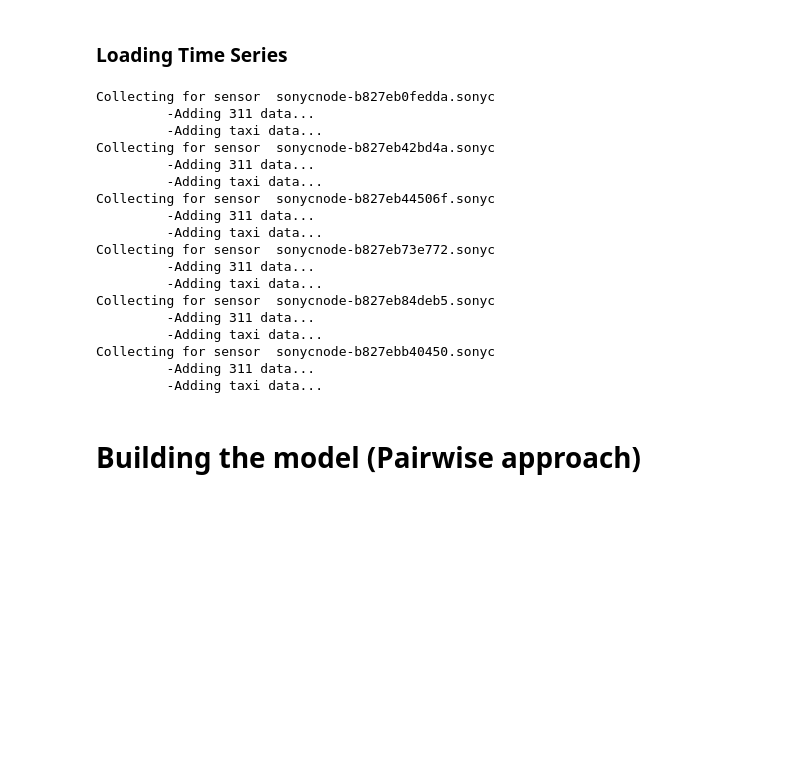
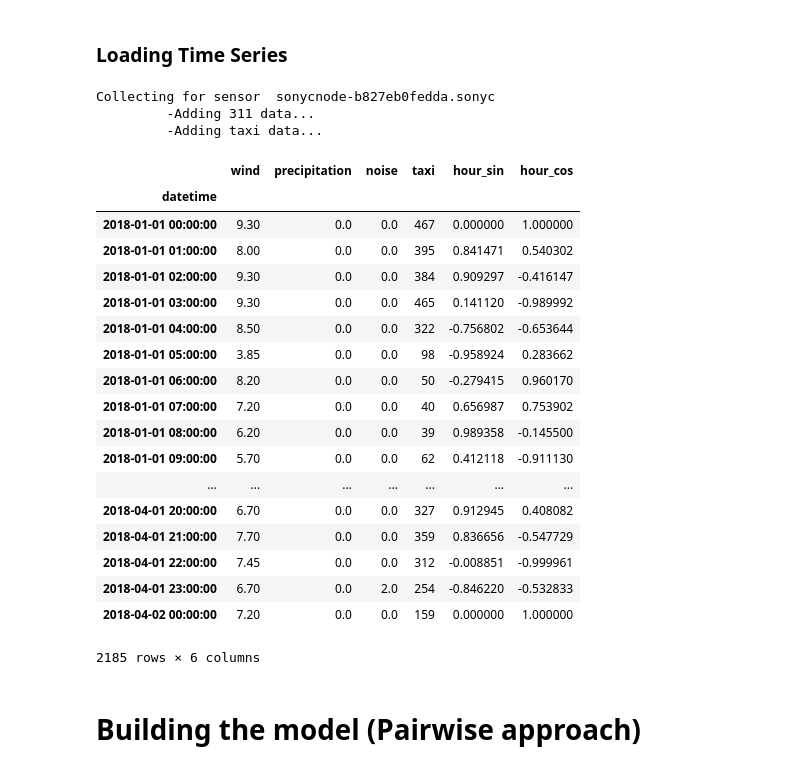
Before and after one commit to joaorulff/splmodeling, a Jupyter notebook: model/noise_modeling.ipynb, the cells around one changed output. Drawn from its saved outputs; the diff is of its cells as text; code cells hidden in the pictures; blank space fills up the shorter version.

```diff
--- a/model/noise_modeling.ipynb
+++ b/model/noise_modeling.ipynb
@@ -96,11 +96,6 @@ selectedsensors = [ "sonycnode-b827eb0fedda.sonyc",
 #                     "sonycnode-b827eb74a519.sonyc",
                     "sonycnode-b827eb84deb5.sonyc",
                     "sonycnode-b827ebb40450.sonyc"]
-
-# selectedsensors = [
-# #                     "sonycnode-b827eb18a94a.sonyc",
-#                     "sonycnode-b827eb429cd4.sonyc",
-#                     "sonycnode-b827eb977bfb.sonyc"]
 
 f = open(filename)
 sensors = {}
@@ -174,25 +169,34 @@ for line in f:
 
         # attach the complete dataframe to a given sensor
         sensors[s]['dataframe'] = df_timeseries
+
+        break
 # %% [output]
 Collecting for sensor  sonycnode-b827eb0fedda.sonyc
          -Adding 311 data...
          -Adding taxi data...
-Collecting for sensor  sonycnode-b827eb42bd4a.sonyc
-         -Adding 311 data...
-         -Adding taxi data...
-Collecting for sensor  sonycnode-b827eb44506f.sonyc
-         -Adding 311 data...
-         -Adding taxi data...
-Collecting for sensor  sonycnode-b827eb73e772.sonyc
-         -Adding 311 data...
-         -Adding taxi data...
-Collecting for sensor  sonycnode-b827eb84deb5.sonyc
-         -Adding 311 data...
-         -Adding taxi data...
-Collecting for sensor  sonycnode-b827ebb40450.sonyc
-         -Adding 311 data...
-         -Adding taxi data...
+# %%
+sensors['sonycnode-b827eb0fedda.sonyc']['dataframe'][['wind', 'precipitation', 'noise', 'taxi','hour_sin', 'hour_cos']]
+# %% [output]
+|  | wind | precipitation | noise | taxi | hour_sin | hour_cos |
+| datetime |  |  |  |  |  |  |
+| 2018-01-01 00:00:00 | 9.30 | 0.0 | 0.0 | 467 | 0.000000 | 1.000000 |
+| 2018-01-01 01:00:00 | 8.00 | 0.0 | 0.0 | 395 | 0.841471 | 0.540302 |
+| 2018-01-01 02:00:00 | 9.30 | 0.0 | 0.0 | 384 | 0.909297 | -0.416147 |
+| 2018-01-01 03:00:00 | 9.30 | 0.0 | 0.0 | 465 | 0.141120 | -0.989992 |
+| 2018-01-01 04:00:00 | 8.50 | 0.0 | 0.0 | 322 | -0.756802 | -0.653644 |
+| 2018-01-01 05:00:00 | 3.85 | 0.0 | 0.0 | 98 | -0.958924 | 0.283662 |
+| 2018-01-01 06:00:00 | 8.20 | 0.0 | 0.0 | 50 | -0.279415 | 0.960170 |
+| 2018-01-01 07:00:00 | 7.20 | 0.0 | 0.0 | 40 | 0.656987 | 0.753902 |
+| 2018-01-01 08:00:00 | 6.20 | 0.0 | 0.0 | 39 | 0.989358 | -0.145500 |
+| 2018-01-01 09:00:00 | 5.70 | 0.0 | 0.0 | 62 | 0.412118 | -0.911130 |
+| ... | ... | ... | ... | ... | ... | ... |
+| 2018-04-01 20:00:00 | 6.70 | 0.0 | 0.0 | 327 | 0.912945 | 0.408082 |
+| 2018-04-01 21:00:00 | 7.70 | 0.0 | 0.0 | 359 | 0.836656 | -0.547729 |
+| 2018-04-01 22:00:00 | 7.45 | 0.0 | 0.0 | 312 | -0.008851 | -0.999961 |
+| 2018-04-01 23:00:00 | 6.70 | 0.0 | 2.0 | 254 | -0.846220 | -0.532833 |
+| 2018-04-02 00:00:00 | 7.20 | 0.0 | 0.0 | 159 | 0.000000 | 1.000000 |
+2185 rows × 6 columns
 # %% [markdown]
 # Building the model (Pairwise approach)
 # %% [markdown]
```
Also changed, not shown: parts of 1 cell of this notebook, 1 other file.
